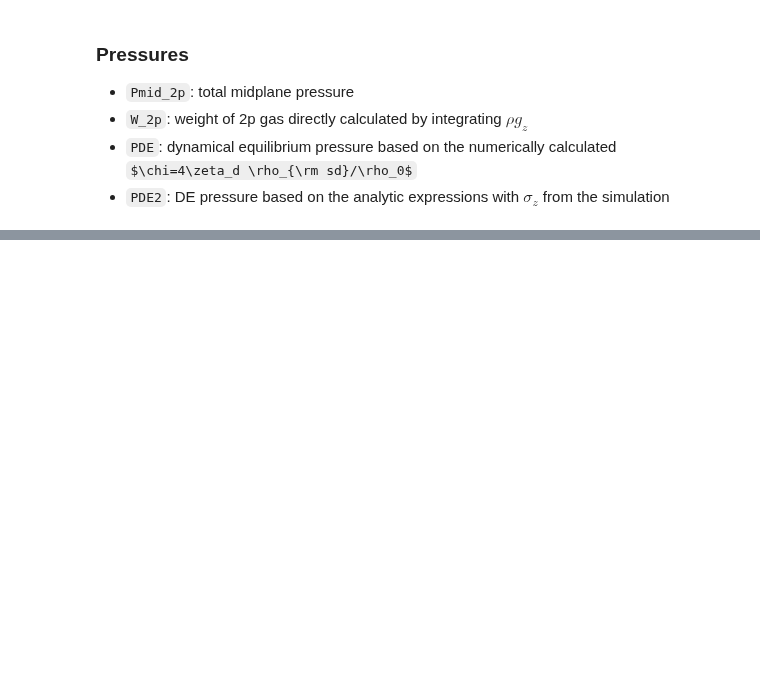
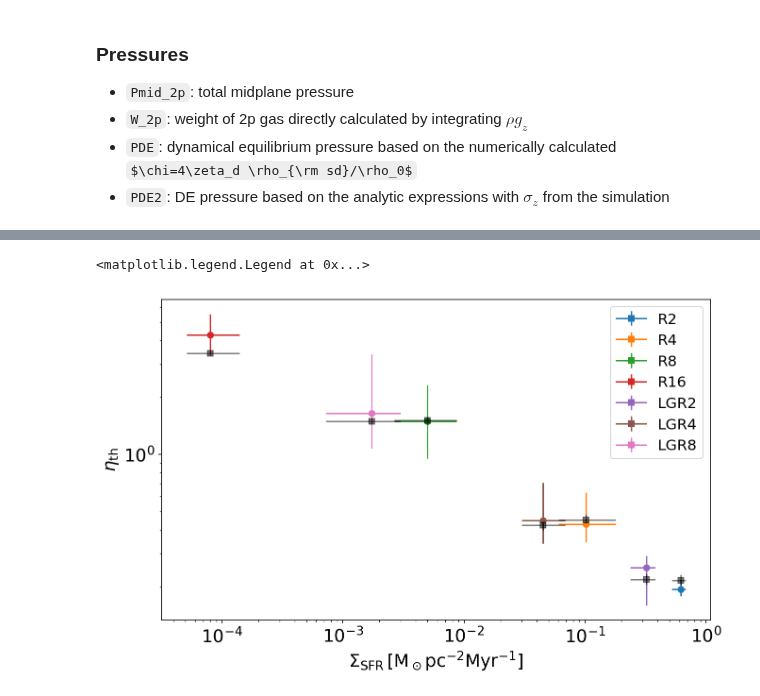
Before and after one commit to changgoo/pyathena, a Jupyter notebook: notebook/history_with_zprof-SFR.ipynb, the cells around one changed output, grey strips where cells are left out. Saved outputs shown, nothing was run; the diff lists cells and outputs as text; code cells hidden in the pictures; some formulas as TeX source; blank space fills up the shorter version.

```diff
--- a/notebook/history_with_zprof-SFR.ipynb
+++ b/notebook/history_with_zprof-SFR.ipynb
@@ -159,0 +212,46 @@ plt.legend(handles=legend_items1,fontsize='small')
+# %%
+legend_items=[]
+xf='sfr10'
+yf='Pth_mid_2p'
+
+set_norm=False
+sfr=[]
+ftau=[]
+for pid in pids:
+    h=hsts[pid]
+    p=pars[pid]
+    model=pid.split('_')[0]
+
+    # selecting ranges based on the surface density
+    idx=(h['surf'] > surf_min[model]) & (h['surf'] < surf_max[model]) & (h['sfr40'] > 1.e-10)
+    h=h[idx]
+    if pid is 'R16_16pc_metal':
+        xf='sfr40'
+    else:
+        xf='sfr10'
+    #plt.plot(h[xf],h[yf]/h[xf],'.',color=l.get_color(),label=model,alpha=0.2)
+
+    # calculate 10, 50, 90 percentiles
+    x=np.percentile(h[xf],[25,50,75])
+    eta=(h[yf]/1.e3)/(h[xf]/1.e-3)
+
+    y=np.percentile(eta,[25,50,75])
+    yerr=np.diff(y).reshape(2,1)
+    xerr=np.diff(x).reshape(2,1)
+
+    points=plt.errorbar(x[1],y[1],yerr=yerr,xerr=xerr,
+                        marker='o',label=model,zorder=-1)
+
+    y2=np.percentile(eta_th0*h['ftau_hst'],[25,50,75])
+    y2err=np.diff(y2).reshape(2,1)
+
+    points=plt.errorbar(x[1],y2[1],yerr=y2err,xerr=xerr,
+                        marker='s',label=model,color='k',alpha=0.5)
+plt.xscale('log')
+plt.yscale('log')
+plt.xlabel(labels['sfr']+label_units['sfr'])
+plt.ylabel(r'$\eta_{\rm th}$')
+plt.legend(handles=legend_items1,fontsize='small')
+# %% [output]
+<matplotlib.legend.Legend at 0x...>
+[figure, added]
```
Also changed, not shown: parts of 5 cells of this notebook.
